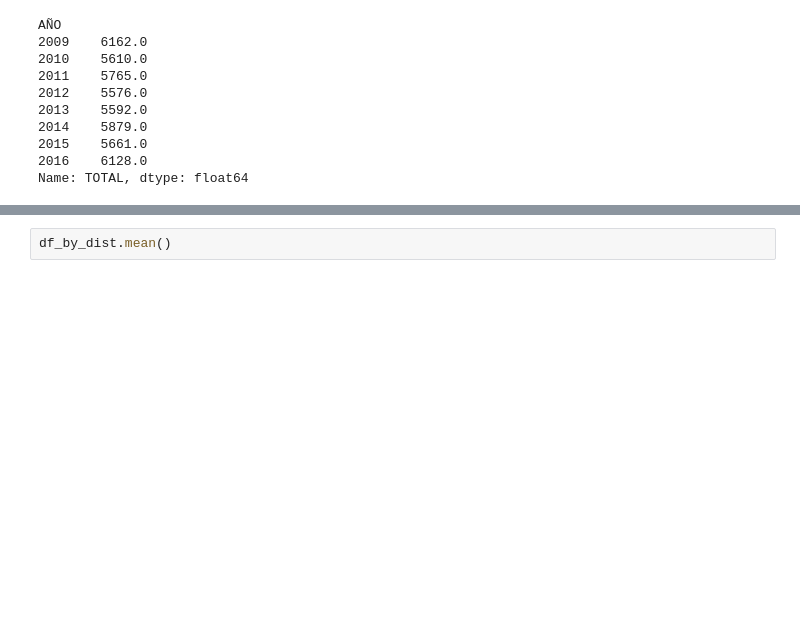
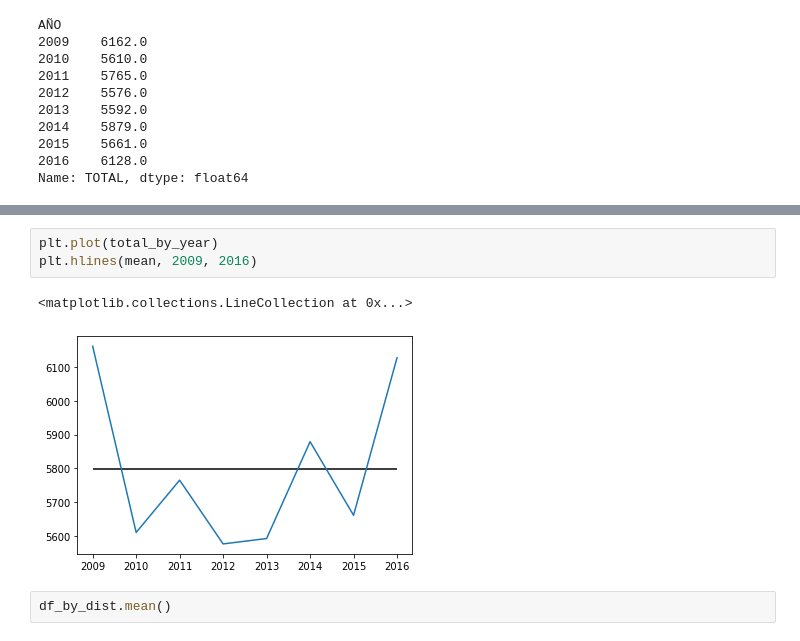
Before and after one commit to AngelArcones/Accidentes_bicicleta_MasterDS, a Jupyter notebook: Explorar_datos_accidentes.ipynb, the cells around one changed output, grey strips where cells are left out. Drawn from its saved outputs; the diff is of its cells as text; blank space fills up the shorter version.

```diff
--- a/Explorar_datos_accidentes.ipynb
+++ b/Explorar_datos_accidentes.ipynb
@@ -61,3 +83,9 @@ Name: TOTAL, dtype: float64
+# %%
+plt.plot(total_by_year)
+plt.hlines(mean, 2009, 2016)
+# %% [output]
+<matplotlib.collections.LineCollection at 0x...>
+[figure, added]
 # %%
 df_by_dist.mean()
 # %% [output]
```
Also changed, not shown: parts of 10 cells of this notebook.
